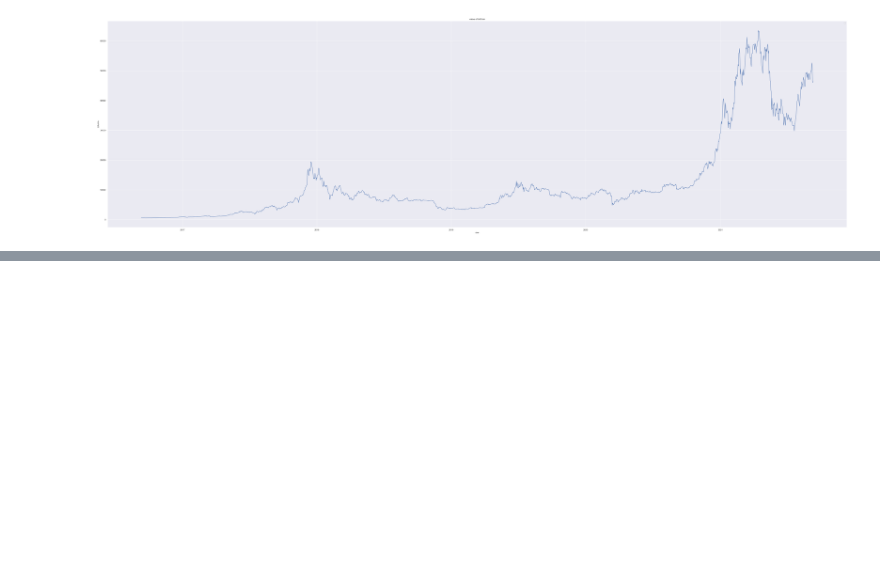
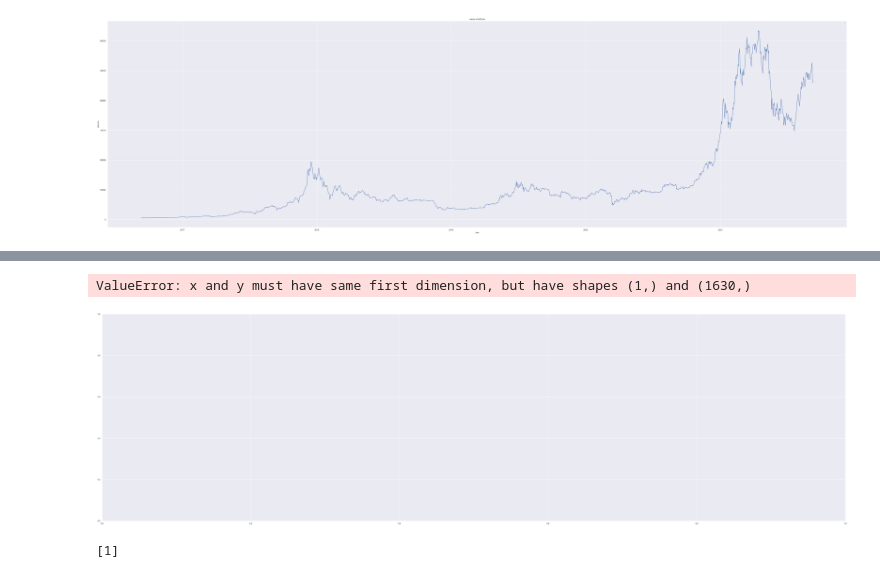
Before and after one commit to qy-liuhuo/hbu_MCM-ICM_2022, a Jupyter notebook: program/main.ipynb, the cells around one changed output, grey strips where cells are left out. Drawn from its saved outputs; the diff is of its cells as text; code cells hidden in the pictures; blank space fills up the shorter version.

```diff
--- a/program/main.ipynb
+++ b/program/main.ipynb
@@ -59,22 +60,0 @@ plt.show()
-# %%
-#定阶
-pmax = int(len(bitcoin)/10) #一般阶数不超过length/10
-qmax = int(len(bitcoin)/10) #一般阶数不超过length/10
-bic_matrix = [] #bic矩阵
-for p in range(pmax+1):
-    tmp = []
-    for q in range(qmax+1):
-        try: #存在部分报错，所以用try来跳过报错。
-            tmp.append(ARIMA(data, (p,1,q)).fit().bic)
-        except:
-            tmp.append(None)
-    bic_matrix.append(tmp)
-
-bic_matrix = pd.DataFrame(bic_matrix) #从中可以找出最小值
-
-p,q = bic_matrix.stack().idxmin() #先用stack展平，然后用idxmin找出最小值位置。
-print(u'BIC最小的p值和q值为：%s、%s' %(p,q))
-
-# BIC最小的p值和q值为：0、1
-model = ARIMA(data, (p,1,q)).fit() #建立ARIMA(0, 1, 1)模型
-model.summary2() #给出一份模型报告
@@ -80,0 +65,13 @@ model.summary2() #给出一份模型报告
+# %%
+time=[]
+p=[]
+train=bitcoin.set_index('Date')
+for i in range(18, 1827):
+    try :
+        model = ARIMA(train[0:i], order=(2, 1, 2)).fit()
+    except:
+        continue
+    predictions_f_ms = model.predict(i,i+1,dynamic=True, typ='levels')
+    p.append(predictions_f_ms[0])
+    time.append(predictions_f_ms.index[0])
+print(p[0])
@@ -80,0 +115,15 @@ model.summary2() #给出一份模型报告
+# %%
+plt.plot(time, p, 'r-','original data of bitcoin', bitcoin.Date, bitcoin.bitcoin, 'g-',)
+plt.title('value of bitCoin')
+re= pd.DataFrame()
+re['Date']=time
+re['Value']=p
+re.to_csv("bitcoin.csv")
+# %% [output]
+ValueError: x and y must have same first dimension, but have shapes (1,) and (1630,)
+[figure, added]
+# %%
+a=[1,2,3,4]
+print(a[0:1])
+# %% [output]
+[1]
```
Also changed, not shown: parts of 5 cells of this notebook, 15 other files.
